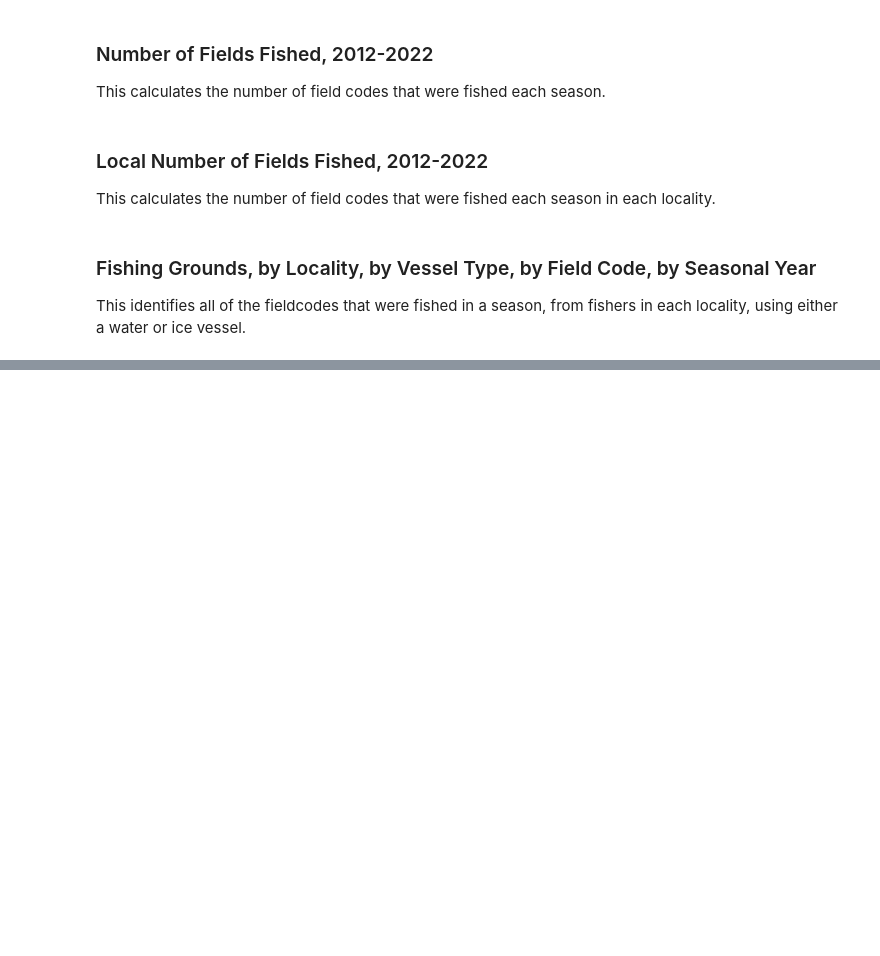
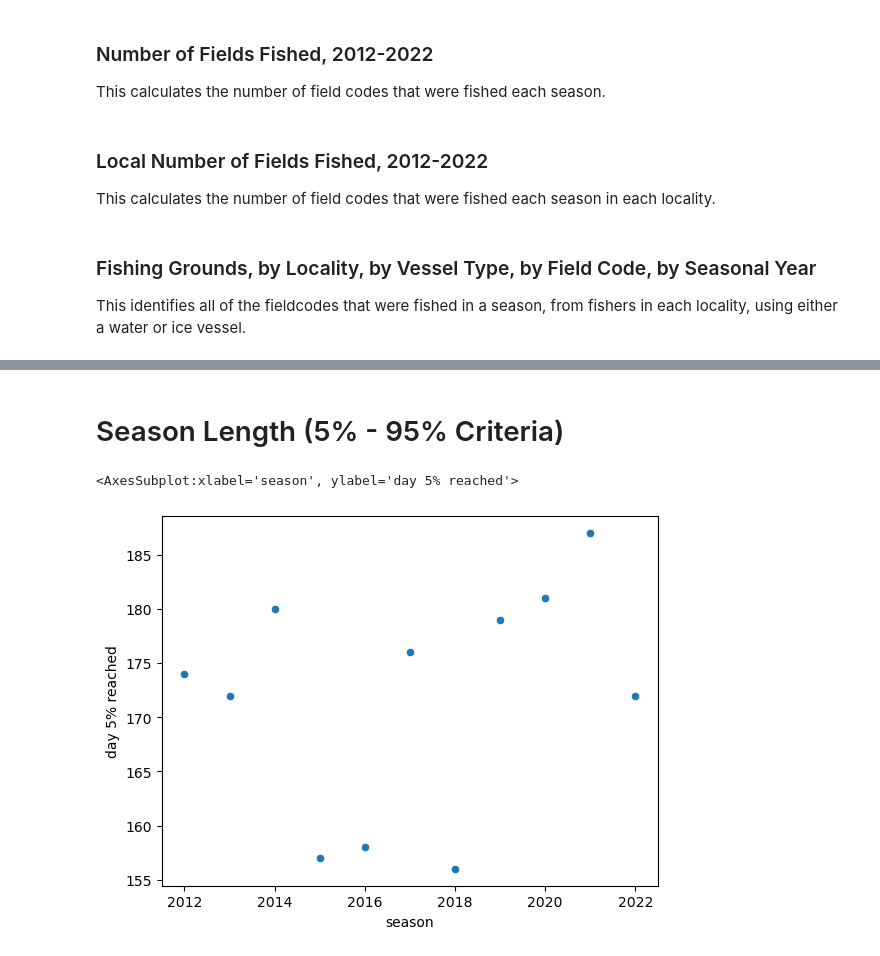
Before and after one commit to huntersnyder/seaicefishing, a Jupyter notebook: notebooks/01-data_cleaning.ipynb, the cells around one changed output, grey strips where cells are left out. Saved outputs shown, nothing was run; the diff lists cells and outputs as text; code cells hidden in the pictures; blank space fills up the shorter version.

Commit message:
HS prepares and finalizes visualizations

```diff
--- a/notebooks/01-data_cleaning.ipynb
+++ b/notebooks/01-data_cleaning.ipynb
@@ -467,0 +510,28 @@ fishing_grounds.to_csv("../data/derived/fishing_grounds.csv", index=None)
+# %% [markdown]
+# Season Length (5% - 95% Criteria)
+# %%
+total_catch_per_year = landings.query('vessel_type == "ice"').groupby(by=['seasonal_year']).amount_in_kg.sum()
+
+total_catch_per_year.to_csv("../data/derived/total_catch_per_year.csv", index = None)
+# %%
+#derived
+lower_threshold_per_year = (total_catch_per_year * .05).to_dict()
+upper_threshold_per_year = (total_catch_per_year * .95).to_dict()
+
+def is_above_lower(row):
+    return row['cumulative'] > lower_threshold_per_year[row['seasonal_year']]
+
+def is_above_upper(row):
+    return row['cumulative'] > upper_threshold_per_year[row['seasonal_year']]
+
+total_daily_catch['season_started'] = total_daily_catch.apply(is_above_lower, axis='columns').map({False: None, True: True})
+total_daily_catch['season_ended'] = total_daily_catch.apply(is_above_upper, axis='columns').map({False: None, True: True})
+# %%
+#derived
+season_start = total_daily_catch.dropna(subset='season_started').groupby(by='seasonal_year').seasonal_day.min().reset_index().rename(columns={'seasonal_year': 'season', 'seasonal_day': 'day 5% reached'})
+
+#viz
+sns.scatterplot(data=season_start, x='season', y='day 5% reached')
+# %% [output]
+<AxesSubplot:xlabel='season', ylabel='day 5% reached'>
+[figure, added]
```
Also changed, not shown: parts of 12 cells of this notebook, 15 other files.
